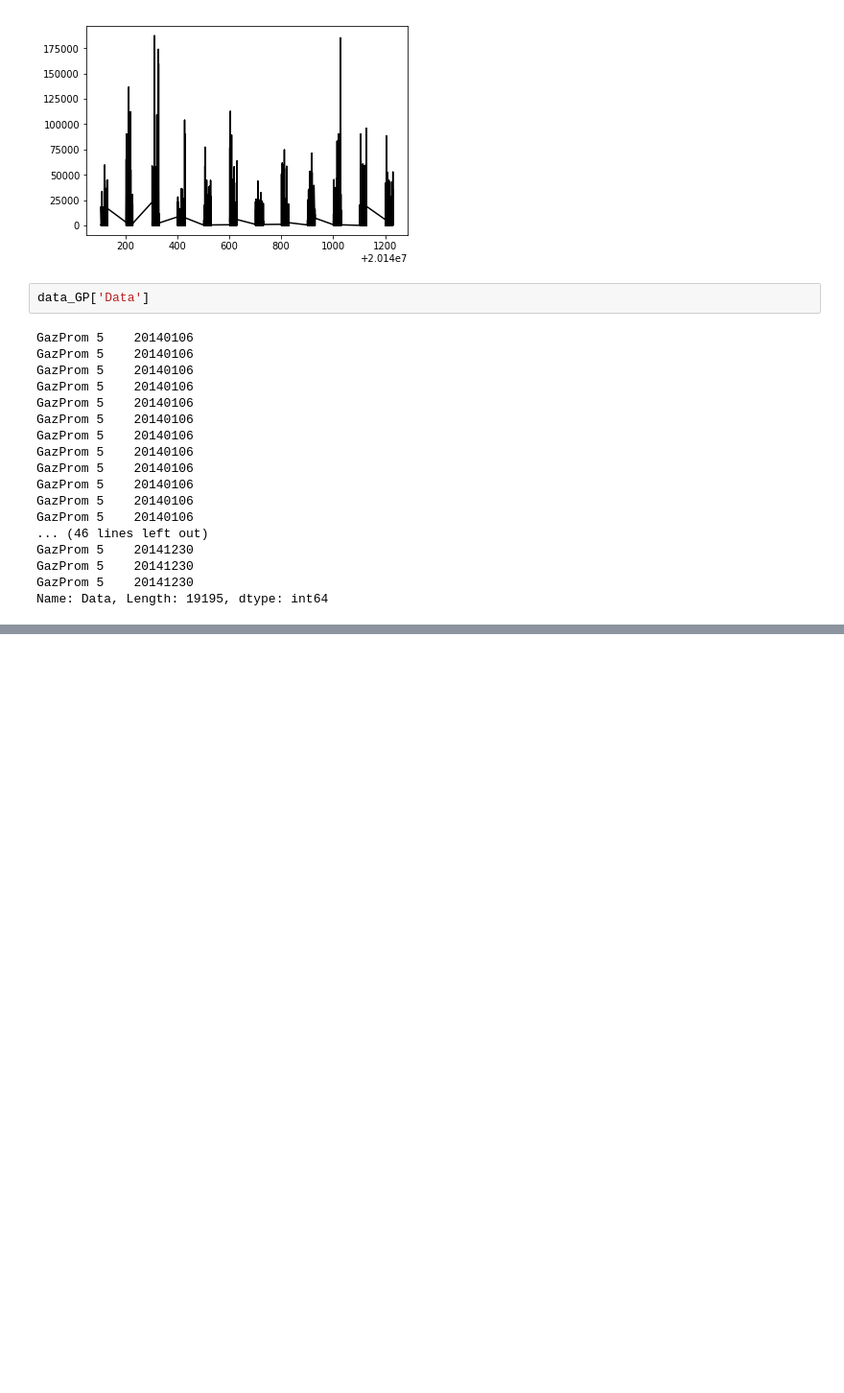
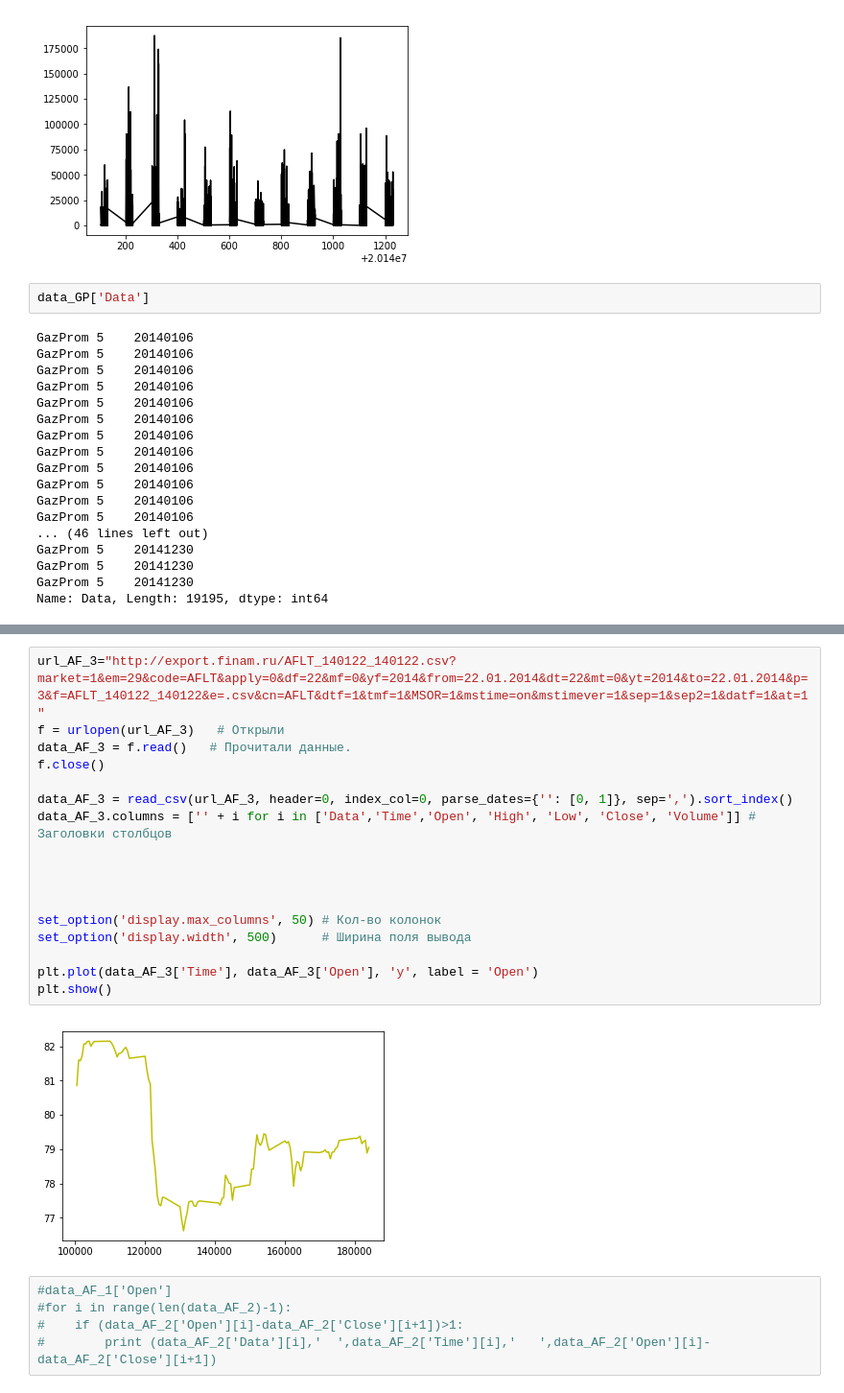
Before and after one commit to AdeleWolff/Subbotin_A_A, a Jupyter notebook: Kursach.ipynb, the cells around one changed output, grey strips where cells are left out. Shown: that part at 96% size. Cells and saved outputs as stored; diff of their text form; blank space fills up the shorter version.

```diff
--- a/Kursach.ipynb
+++ b/Kursach.ipynb
@@ -297,0 +417,24 @@ Name: Data, Length: 19195, dtype: int64
+# %%
+url_AF_3="http://export.finam.ru/AFLT_140122_140122.csv?market=1&em=29&code=AFLT&apply=0&df=22&mf=0&yf=2014&from=22.01.2014&dt=22&mt=0&yt=2014&to=22.01.2014&p=3&f=AFLT_140122_140122&e=.csv&cn=AFLT&dtf=1&tmf=1&MSOR=1&mstime=on&mstimever=1&sep=1&sep2=1&datf=1&at=1"
+f = urlopen(url_AF_3)   # Открыли
+data_AF_3 = f.read()   # Прочитали данные.
+f.close()
+
+data_AF_3 = read_csv(url_AF_3, header=0, index_col=0, parse_dates={'': [0, 1]}, sep=',').sort_index()
+data_AF_3.columns = ['' + i for i in ['Data','Time','Open', 'High', 'Low', 'Close', 'Volume']] # Заголовки столбцов
+
+
+
+
+set_option('display.max_columns', 50) # Кол-во колонок
+set_option('display.width', 500)      # Ширина поля вывода
+
+plt.plot(data_AF_3['Time'], data_AF_3['Open'], 'y', label = 'Open')
+plt.show()
+# %% [output]
+[figure, added]
+# %%
+#data_AF_1['Open']
+#for i in range(len(data_AF_2)-1):
+#    if (data_AF_2['Open'][i]-data_AF_2['Close'][i+1])>1:
+#        print (data_AF_2['Data'][i],'  ',data_AF_2['Time'][i],'   ',data_AF_2['Open'][i]-data_AF_2['Close'][i+1])
```
Also changed, not shown: parts of 19 cells of this notebook.
